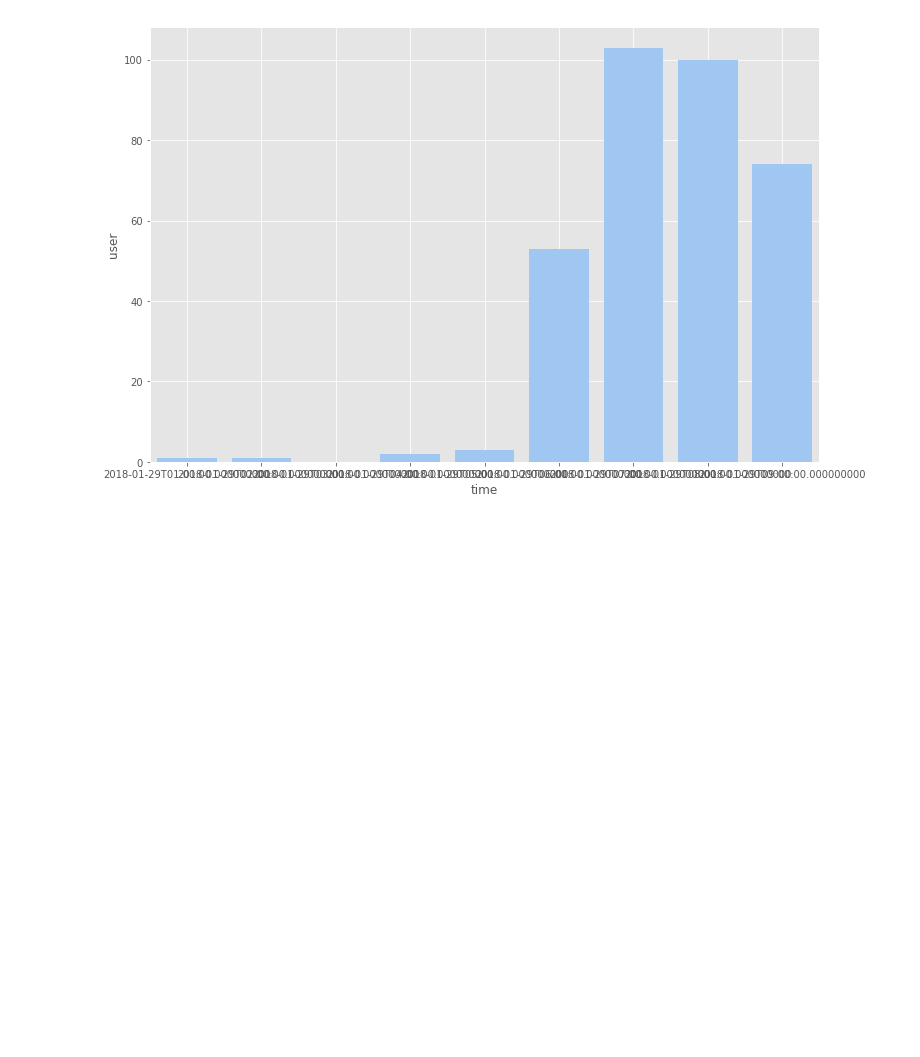
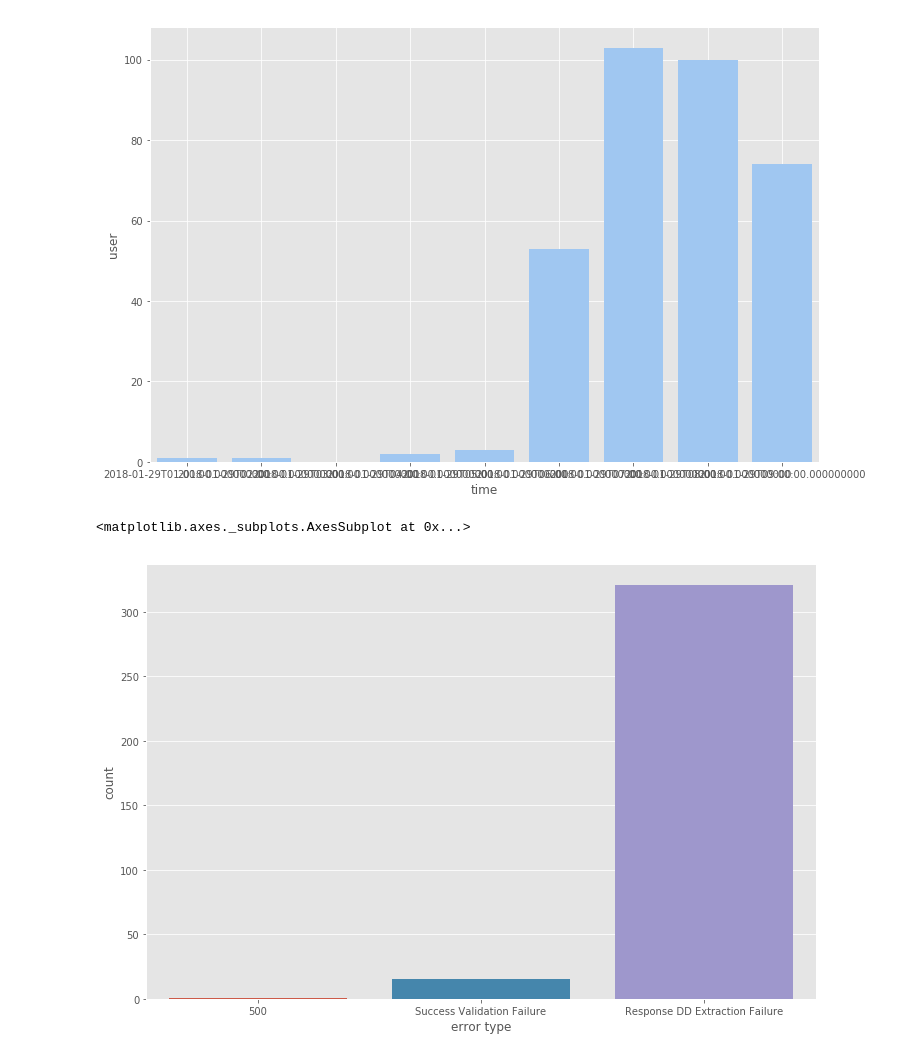
Before and after one commit to bobev18/errlogana, a Jupyter notebook: Log Error Analysis.ipynb, the cells around one changed output. Cells and saved outputs as stored; diff of their text form; code cells hidden in the pictures; blank space fills up the shorter version.

```diff
--- a/Log Error Analysis.ipynb
+++ b/Log Error Analysis.ipynb
@@ -709,3 +707,11 @@ plt.grid(True)
 plt.show()
 # %% [output]
 [figure]
+# %%
+f, ax = plt.subplots(figsize=(12,8))
+sns.countplot('error type', data=udf) #, size=6, aspect=1.5)#, ax=ax[0,0])
+# sns.factorplot( x=udf.user, data=udf, kind="count", size=6, aspect=1.5)#, ax=ax[0,0])
+# ax.set_xticklabels('errors') #, step=2)
+# %% [output]
+<matplotlib.axes._subplots.AxesSubplot at 0x...>
+[figure, added]
```
Also changed, not shown: parts of 41 cells of this notebook.
